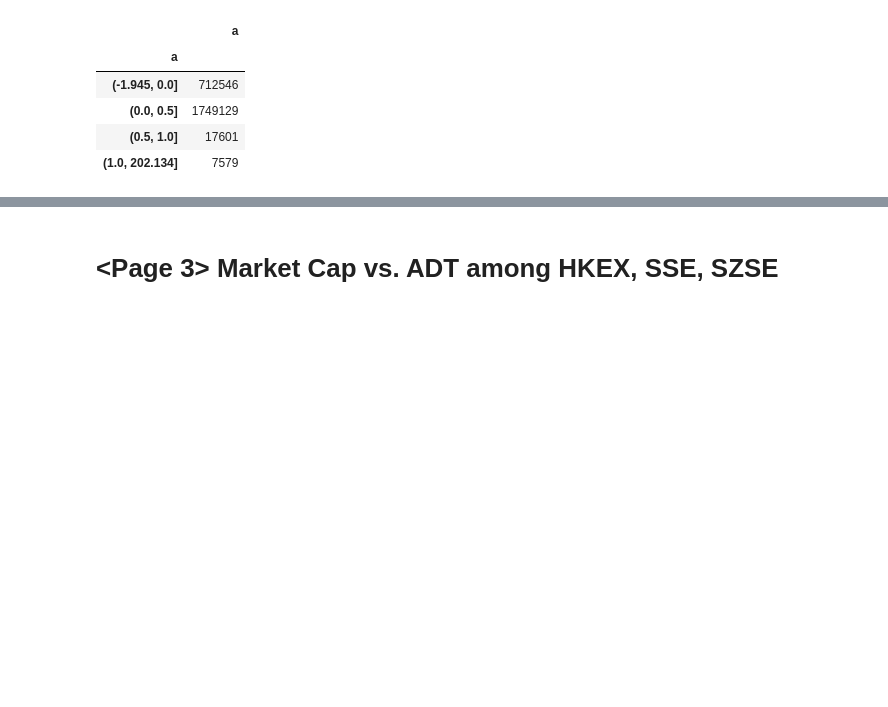
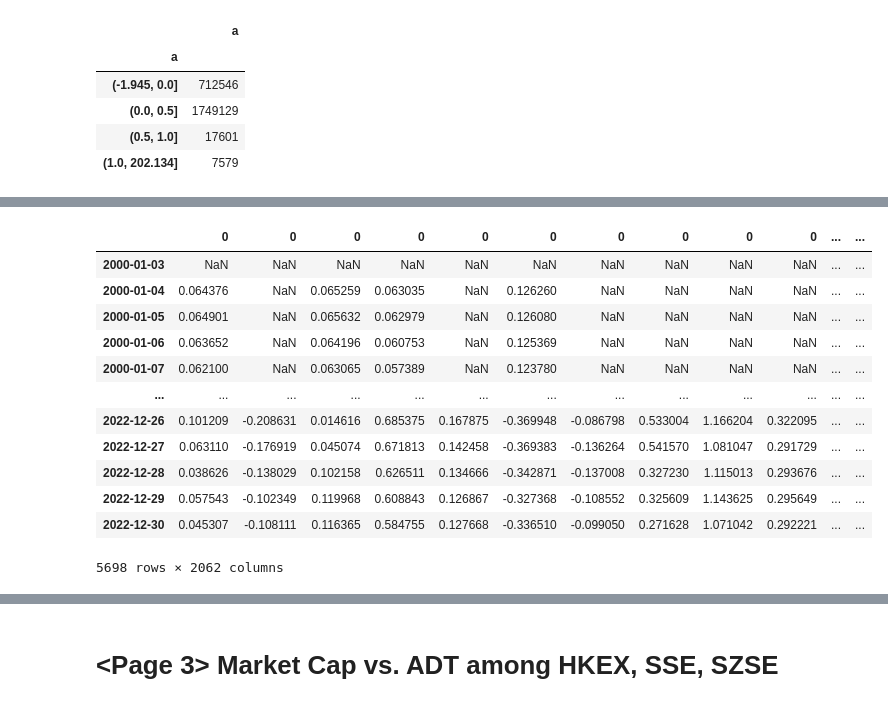
Before and after one commit to ckyma/exchatbook, a Jupyter notebook: getYahooData.ipynb, the cells around one changed output, grey strips where cells are left out. Cells and saved outputs as stored; diff of their text form; code cells hidden in the pictures; blank space fills up the shorter version.

```diff
--- a/getYahooData.ipynb
+++ b/getYahooData.ipynb
@@ -1196,0 +1288,17 @@ for ticker, data in rut_close_data_filtered.items():
+# %%
+ssci_irr_filtered = ssci_irr[ssci_irr.index <= pd.to_datetime("2023-01-01")]
+ssci_irr_filtered
+# %% [output]
+|  | 0 | 0 | 0 | 0 | 0 | 0 | 0 | 0 | 0 | 0 | ... | ... |
+| 2000-01-03 | NaN | NaN | NaN | NaN | NaN | NaN | NaN | NaN | NaN | NaN | ... | ... |
+| 2000-01-04 | 0.064376 | NaN | 0.065259 | 0.063035 | NaN | 0.126260 | NaN | NaN | NaN | NaN | ... | ... |
+| 2000-01-05 | 0.064901 | NaN | 0.065632 | 0.062979 | NaN | 0.126080 | NaN | NaN | NaN | NaN | ... | ... |
+| 2000-01-06 | 0.063652 | NaN | 0.064196 | 0.060753 | NaN | 0.125369 | NaN | NaN | NaN | NaN | ... | ... |
+| 2000-01-07 | 0.062100 | NaN | 0.063065 | 0.057389 | NaN | 0.123780 | NaN | NaN | NaN | NaN | ... | ... |
+| ... | ... | ... | ... | ... | ... | ... | ... | ... | ... | ... | ... | ... |
+| 2022-12-26 | 0.101209 | -0.208631 | 0.014616 | 0.685375 | 0.167875 | -0.369948 | -0.086798 | 0.533004 | 1.166204 | 0.322095 | ... | ... |
+| 2022-12-27 | 0.063110 | -0.176919 | 0.045074 | 0.671813 | 0.142458 | -0.369383 | -0.136264 | 0.541570 | 1.081047 | 0.291729 | ... | ... |
+| 2022-12-28 | 0.038626 | -0.138029 | 0.102158 | 0.626511 | 0.134666 | -0.342871 | -0.137008 | 0.327230 | 1.115013 | 0.293676 | ... | ... |
+| 2022-12-29 | 0.057543 | -0.102349 | 0.119968 | 0.608843 | 0.126867 | -0.327368 | -0.108552 | 0.325609 | 1.143625 | 0.295649 | ... | ... |
+| 2022-12-30 | 0.045307 | -0.108111 | 0.116365 | 0.584755 | 0.127668 | -0.336510 | -0.099050 | 0.271628 | 1.071042 | 0.292221 | ... | ... |
+5698 rows × 2062 columns
```
Also changed, not shown: parts of 15 cells of this notebook, 7 other files.
